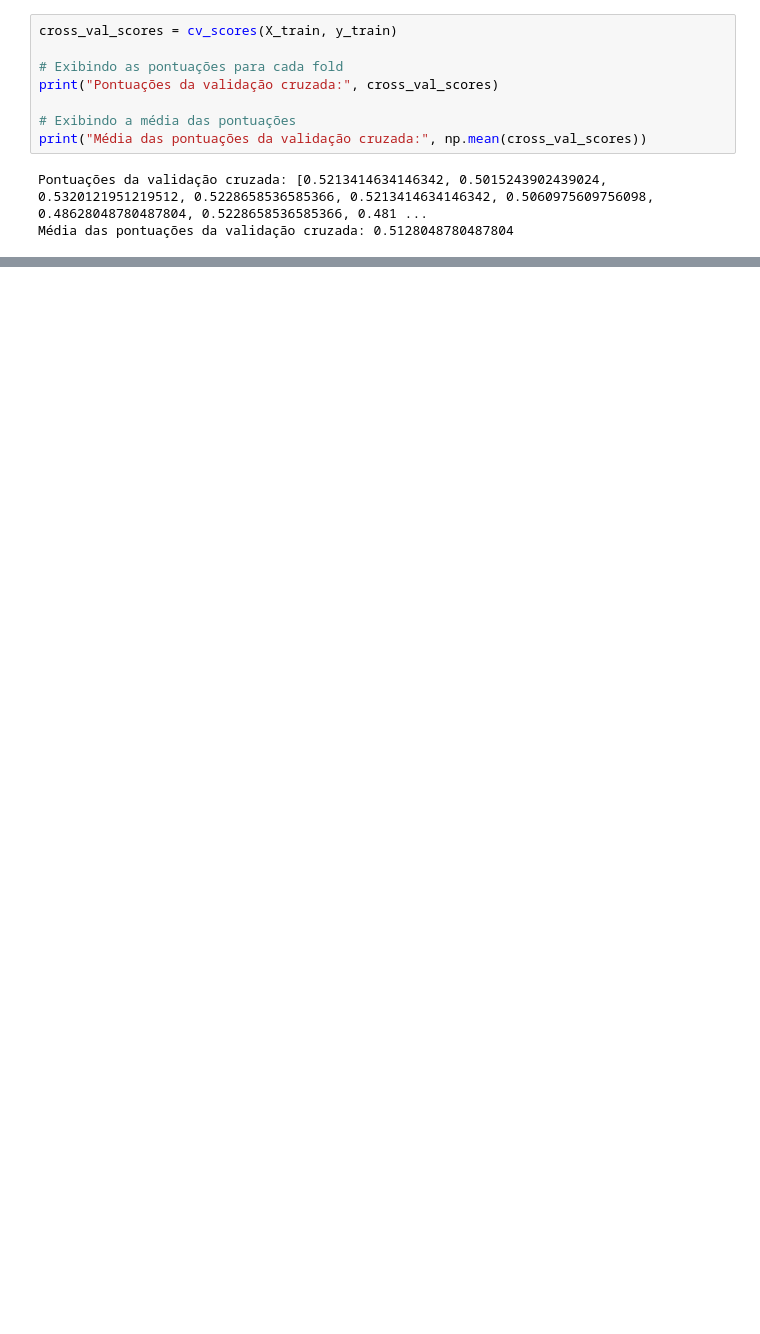
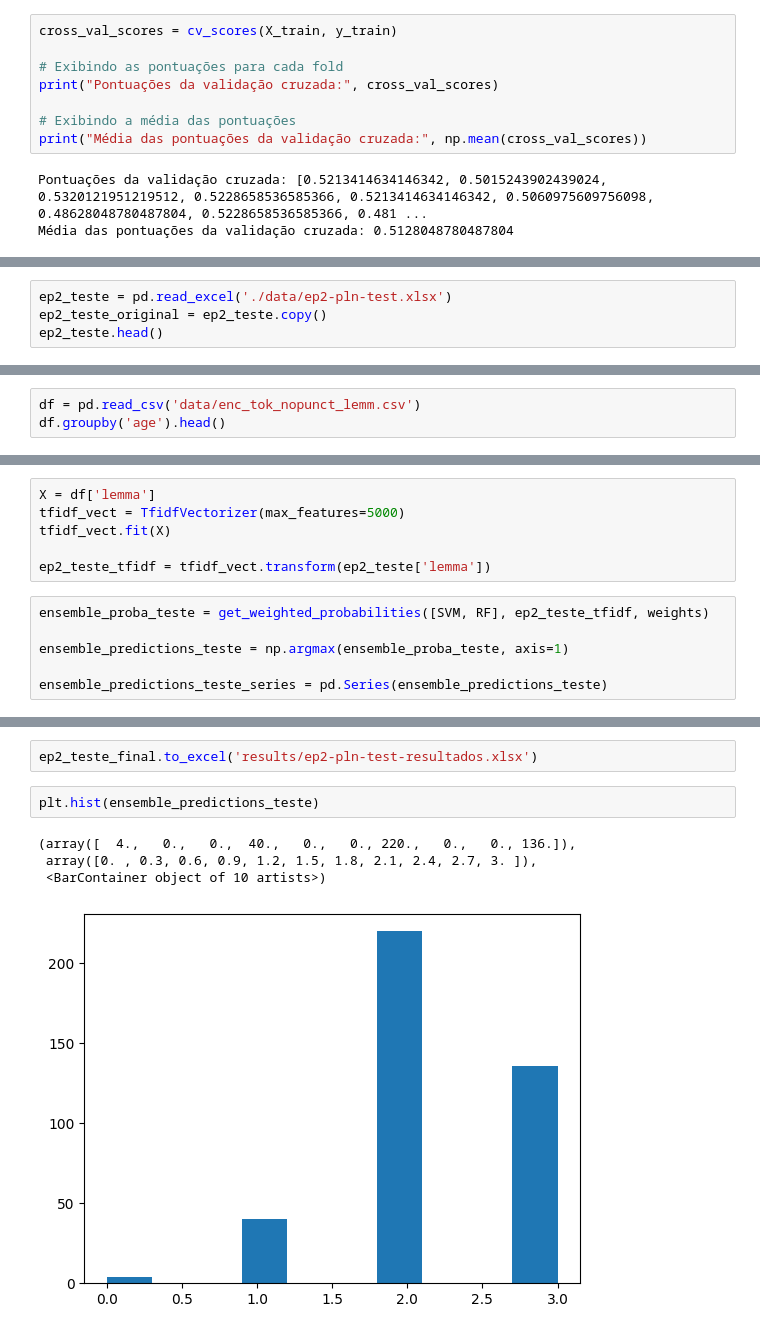
Before and after one commit to felmateos/age-group-classifier, a Jupyter notebook: main.ipynb, the cells around one changed output, grey strips where cells are left out. Cells and saved outputs as stored; diff of their text form; blank space fills up the shorter version.

```diff
--- a/main.ipynb
+++ b/main.ipynb
@@ -232,0 +246,4 @@ with open('models_dump/SVM+RF_CV52_T50.pkl', 'wb') as file:
+# %%
+ep2_teste = pd.read_excel('./data/ep2-pln-test.xlsx')
+ep2_teste_original = ep2_teste.copy()
+ep2_teste.head()
@@ -232,0 +271,3 @@ with open('models_dump/SVM+RF_CV52_T50.pkl', 'wb') as file:
+# %%
+df = pd.read_csv('data/enc_tok_nopunct_lemm.csv')
+df.groupby('age').head()
@@ -232,0 +292,12 @@ with open('models_dump/SVM+RF_CV52_T50.pkl', 'wb') as file:
+# %%
+X = df['lemma']
+tfidf_vect = TfidfVectorizer(max_features=5000)
+tfidf_vect.fit(X)
+
+ep2_teste_tfidf = tfidf_vect.transform(ep2_teste['lemma'])
+# %%
+ensemble_proba_teste = get_weighted_probabilities([SVM, RF], ep2_teste_tfidf, weights)
+
+ensemble_predictions_teste = np.argmax(ensemble_proba_teste, axis=1)
+
+ensemble_predictions_teste_series = pd.Series(ensemble_predictions_teste)
@@ -232,0 +361,9 @@ with open('models_dump/SVM+RF_CV52_T50.pkl', 'wb') as file:
+# %%
+ep2_teste_final.to_excel('results/ep2-pln-test-resultados.xlsx')
+# %%
+plt.hist(ensemble_predictions_teste)
+# %% [output]
+(array([  4.,   0.,   0.,  40.,   0.,   0., 220.,   0.,   0., 136.]),
+ array([0. , 0.3, 0.6, 0.9, 1.2, 1.5, 1.8, 2.1, 2.4, 2.7, 3. ]),
+ <BarContainer object of 10 artists>)
+[figure, added]
```
Also changed, not shown: parts of 19 cells of this notebook, 4 other files.
